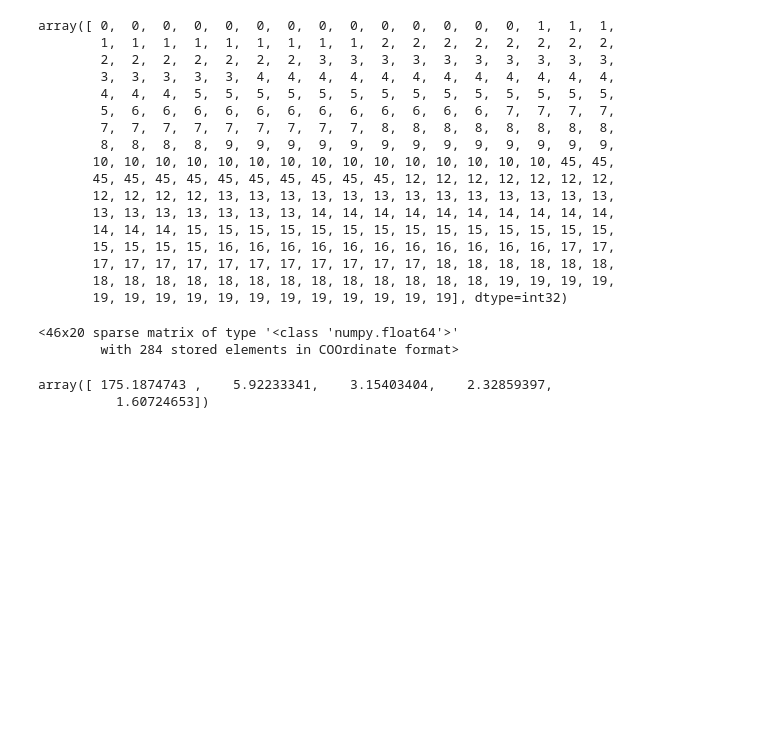
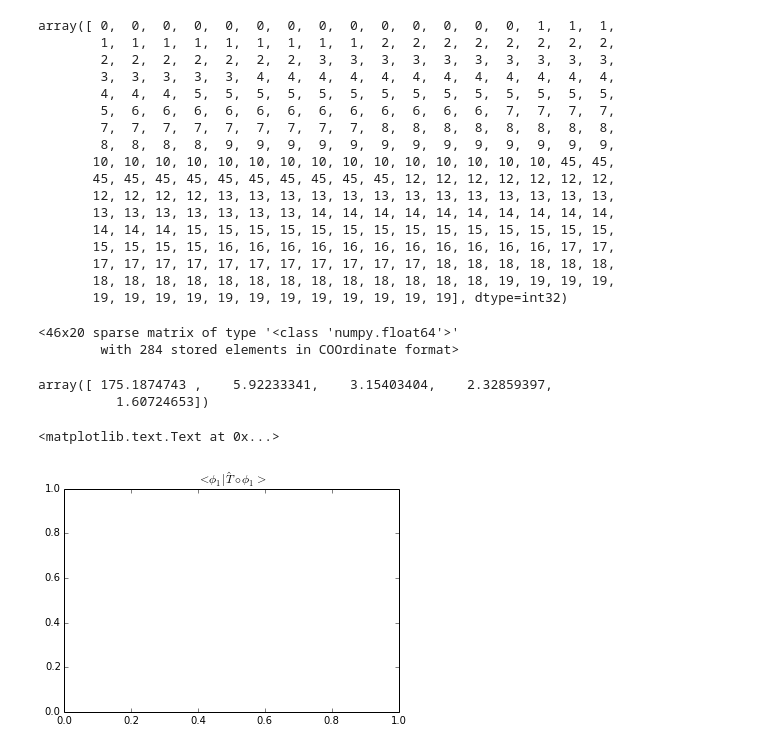
Before and after one commit to mpharrigan/quant-accel, a Jupyter notebook: ipython/alanine_ref.ipynb, the cells around one changed output. Saved outputs shown, nothing was run; the diff lists cells and outputs as text; code cells hidden in the pictures; blank space fills up the shorter version.

```diff
--- a/ipython/alanine_ref.ipynb
+++ b/ipython/alanine_ref.ipynb
@@ -137,3 +137,9 @@ msm.timescales_
 # %% [output]
 array([ 175.1874743 ,    5.92233341,    3.15403404,    2.32859397,
           1.60724653])
+# %%
+plt.subplots()
+plt.title('$<\phi_1 | \hat{T} \circ \phi_1>$')
+# %% [output]
+<matplotlib.text.Text at 0x...>
+[figure, added]
```
Also changed, not shown: parts of 1 cell of this notebook, 1 other file.
